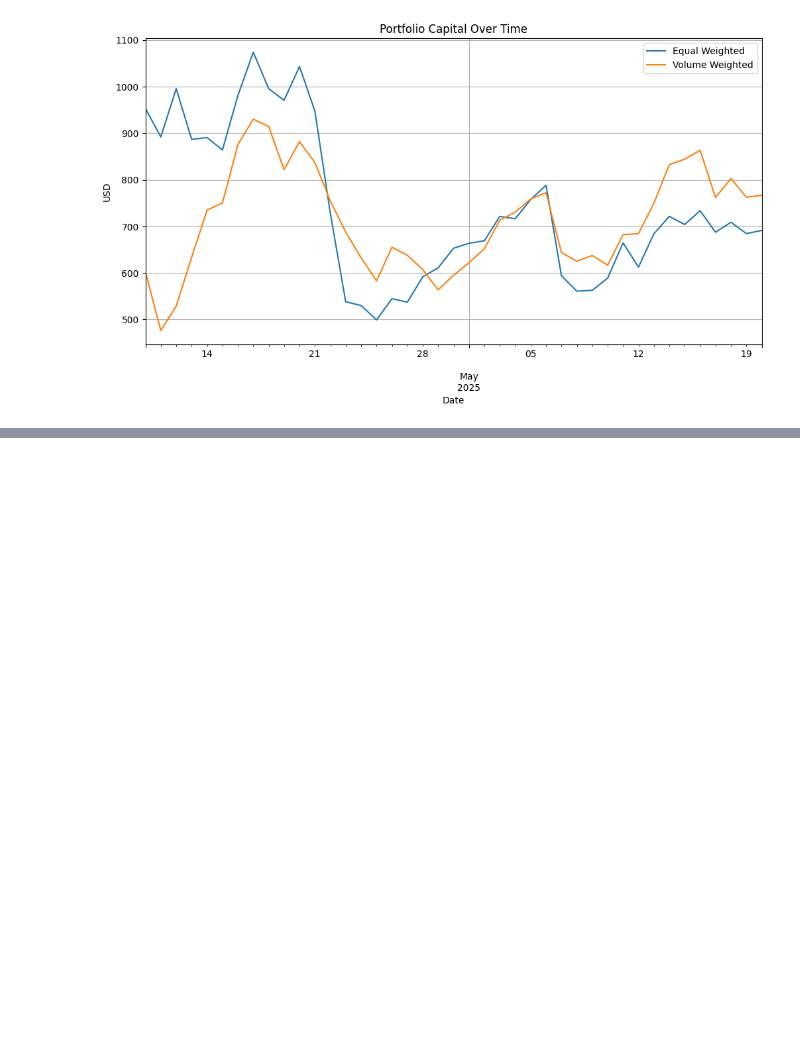
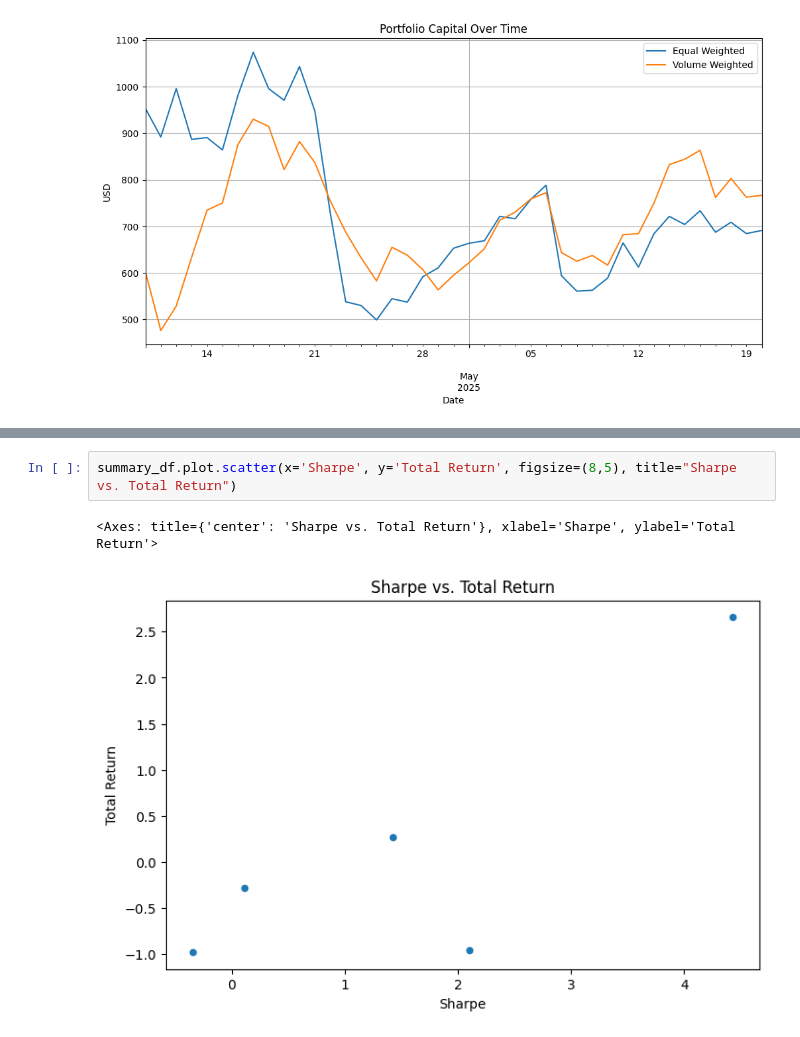
Before and after one commit to harshit4311/Fetching-Memecoin-Data, a Jupyter notebook: memecoin-data/portfolio_backtest.ipynb, the cells around one changed output, grey strips where cells are left out. Drawn from its saved outputs; the diff is of its cells as text; blank space fills up the shorter version.

Commit message:
summary of indivisual token performance

```diff
--- a/memecoin-data/portfolio_backtest.ipynb
+++ b/memecoin-data/portfolio_backtest.ipynb
@@ -107,0 +163,5 @@ expectancy: 0.0002
+# %%
+summary_df.plot.scatter(x='Sharpe', y='Total Return', figsize=(8,5), title="Sharpe vs. Total Return")
+# %% [output]
+<Axes: title={'center': 'Sharpe vs. Total Return'}, xlabel='Sharpe', ylabel='Total Return'>
+[figure, added]
```
Also changed, not shown: parts of 1 cell of this notebook.
